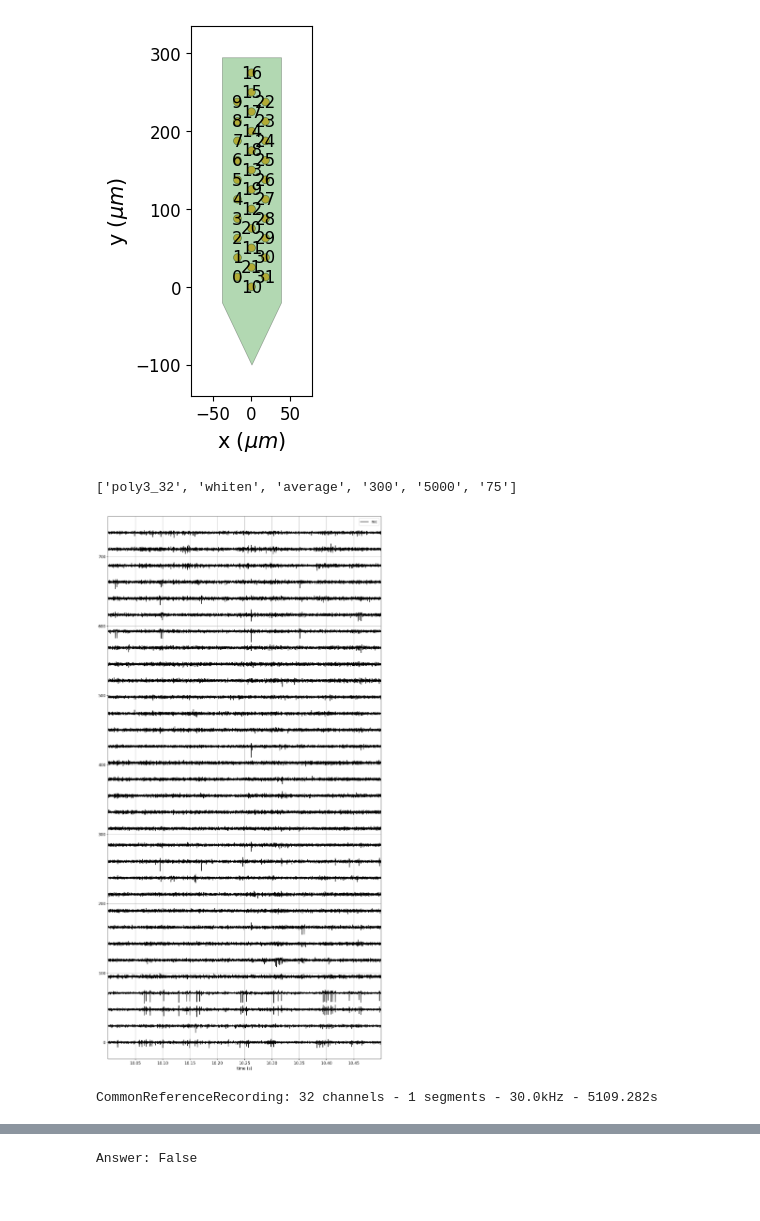
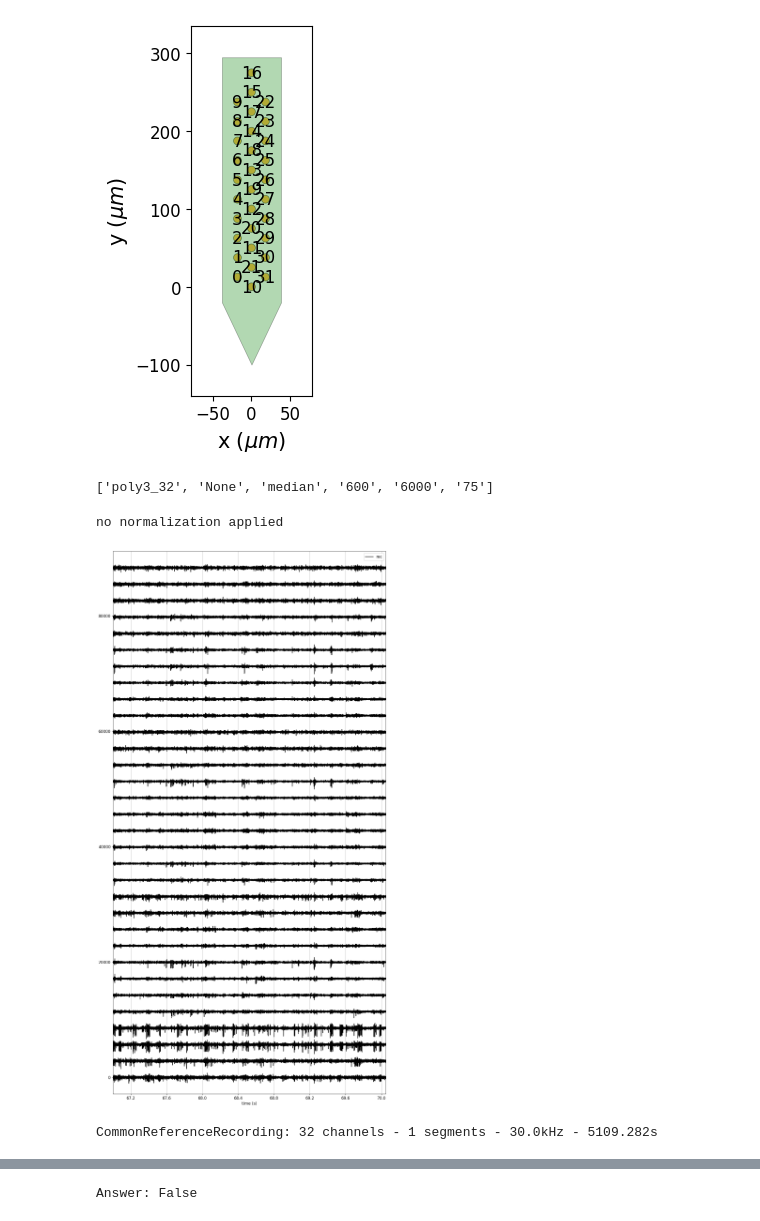
Before and after one commit to rysk-t/rimec, a Jupyter notebook: notebooks/quick_preprocess_cmr.ipynb, the cells around one changed output, grey strips where cells are left out. Saved outputs shown, nothing was run; the diff lists cells and outputs as text; code cells hidden in the pictures.

Commit message:
update default params

```diff
--- a/notebooks/quick_preprocess_cmr.ipynb
+++ b/notebooks/quick_preprocess_cmr.ipynb
@@ -47,10 +47,10 @@ class GUIinput:
                     'band-pass (High freq.)',
                     'Averate-diam.']
         defaults = ['poly3_32',
-                    'whiten',
-                    'average',
-                    '300',
-                    '5000',
+                    'None',
+                    'median',
+                    '600',
+                    '6000',
                     '75']
 
         self.frame.labels = []
@@ -240,36 +240,42 @@ plot_probe_group(myProbe, same_axes=False, with_channel_index=True)
 # %%
 preproc_params
 # %% [output]
-['poly3_32', 'whiten', 'average', '300', '5000', '75']
+['poly3_32', 'None', 'median', '600', '6000', '75']
 # %%
 recording_trim = recording.channel_slice(channel_ids=ai_inChs)
 recording_trim = recording_trim.set_probes(myProbe)
 recording_cmr_spike = si.bandpass_filter(recording_trim,
     freq_min=int(preproc_params[3]), freq_max=int(preproc_params[4]))
 
-# whitening
-if preproc_params[1] == 'whiten':
-    recording_cmr_spike = si.whiten(recording_cmr_spike)
-elif preproc_params[1] == 'quantile':
-    recording_cmr_spike = si.normalize_by_quantile(recording_cmr_spike)
-else:
-    print('no normalization applied')
-
 if preproc_params[2] == 'None':
     pass
 else:
+    # recording_cmr_spike = si.center(recording_cmr_spike, mode='mean')
     recording_cmr_spike = si.common_reference(recording_cmr_spike,
                                     reference='global', operator=preproc_params[2],
                                     ref_channel_ids=ai_inChs,
                                     local_radius=(int(preproc_params[5]),
                                      int(preproc_params[5])))
+
+# whitening
+if preproc_params[1] == 'whiten':
+    recording_cmr_spike = si.whiten(recording_cmr_spike)
+elif preproc_params[1] == 'quantile':
+    recording_cmr_spike = si.whiten(recording_cmr_spike)
+    recording_cmr_spike = si.normalize_by_quantile(recording_cmr_spike, scale=800)
+else:
+    print('no normalization applied')
+
+
+
 fig1=plt.figure(figsize=[15, 30])
-w_ts = si.plot_timeseries(recording_cmr_spike, time_range=(10.0, 10.5),
+w_ts = si.plot_timeseries(recording_cmr_spike, time_range=(67.0, 70.05),
                           figure=fig1, mode='auto',
                          channel_ids=ai_inChs)
 plt.grid(True)
 plt.show()
 recording_cmr_spike
 # %% [output]
+no normalization applied
-[figure, old version]
+[figure, new version]
-CommonReferenceRecording: 32 channels - 1 segments - 30.0kHz - 5109.282s
+CommonReferenceRecording: 32 channels - 1 segments - 30.0kHz - 5109.282s
```
Also changed, not shown: parts of 7 cells of this notebook.
